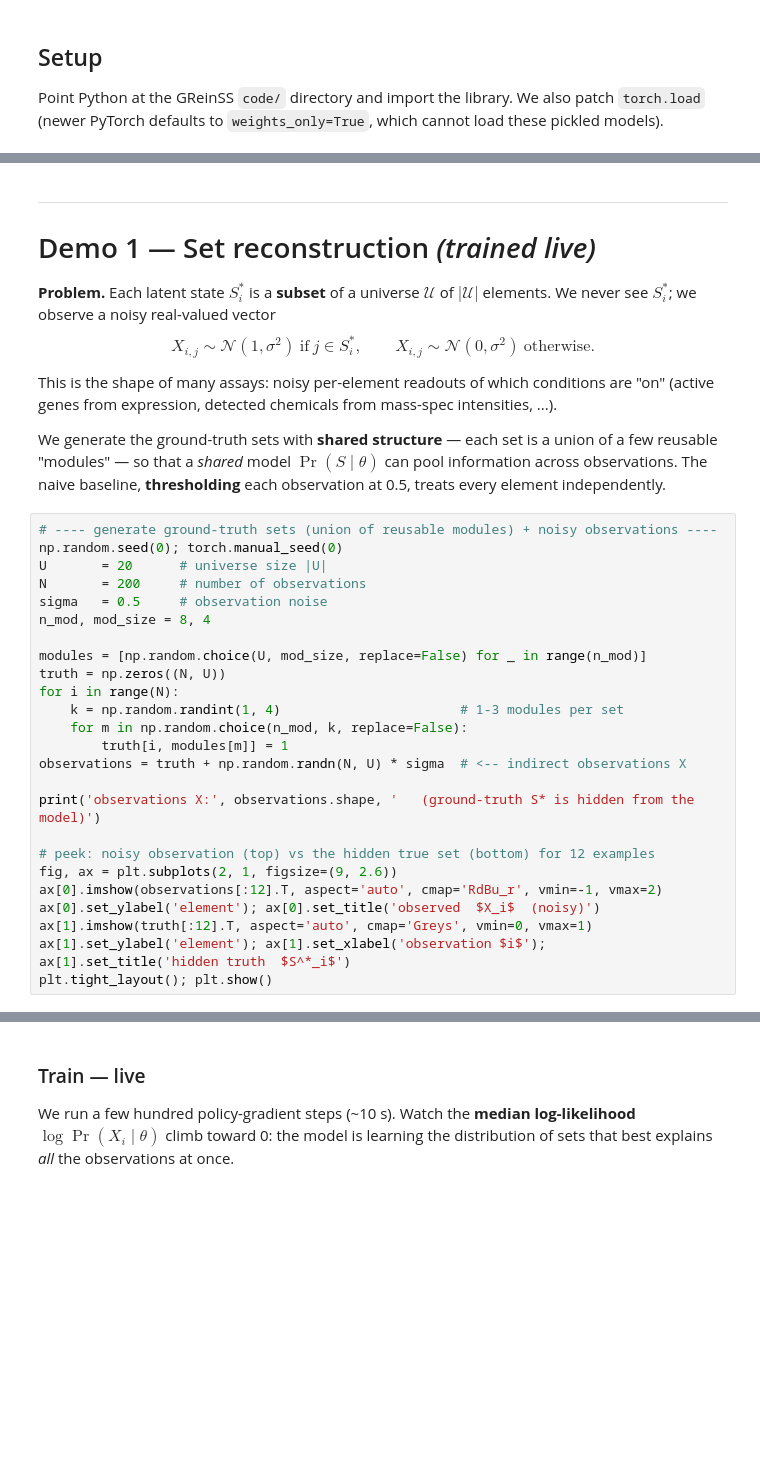
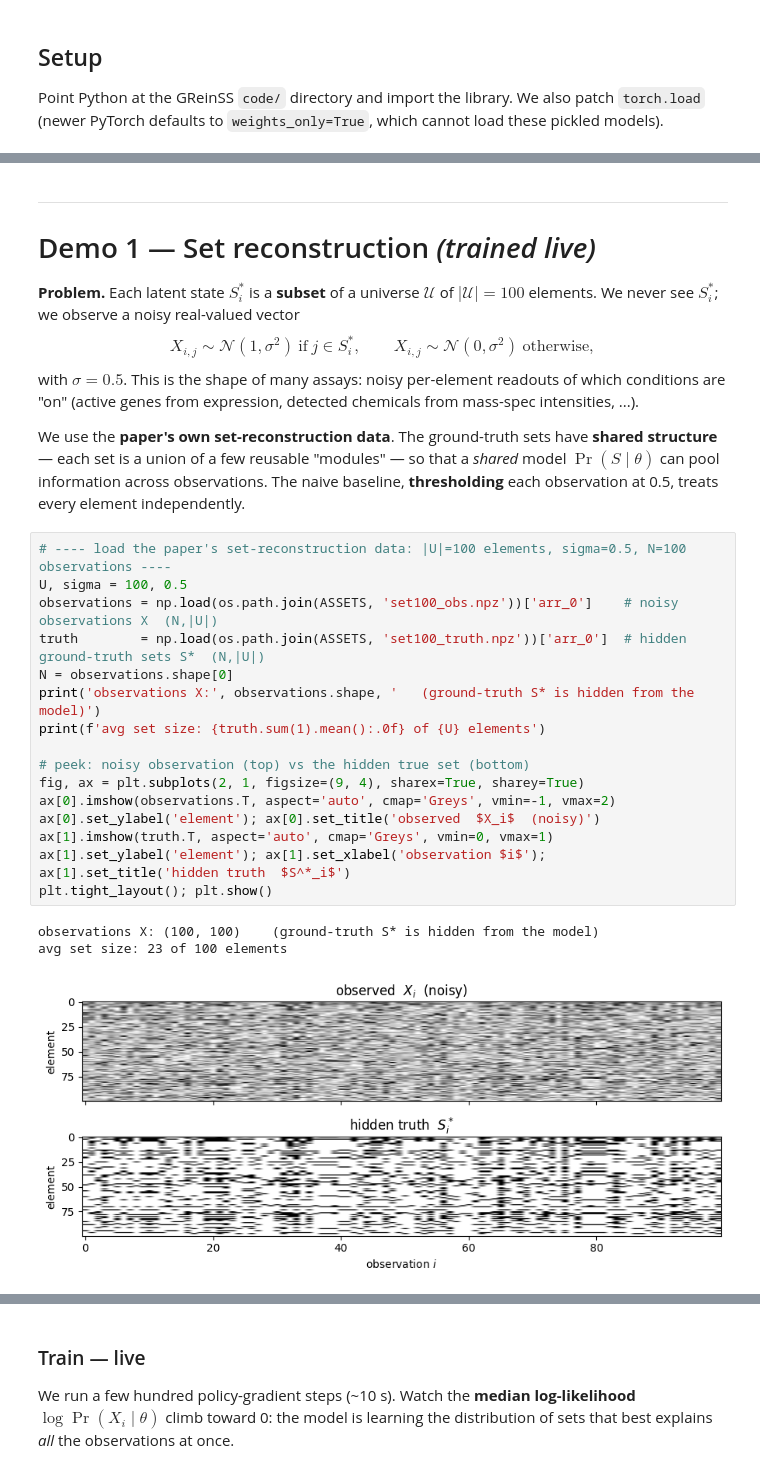
Before and after one commit to elkebir-group/GReinSS-tutorial, a Jupyter notebook: GReinSS_demo.ipynb, the cells around one changed output, grey strips where cells are left out. Saved outputs shown, nothing was run; the diff lists cells and outputs as text; blank space fills up the shorter version.

```diff
--- a/GReinSS_demo.ipynb
+++ b/GReinSS_demo.ipynb
@@ -52,41 +79,36 @@ print('numpy', np.__version__, '| torch', torch.__version__, '| ready')
 ---
 # Demo 1 — Set reconstruction *(trained live)*
 
-**Problem.** Each latent state $S^*_i$ is a **subset** of a universe $\mathcal U$ of $|\mathcal U|$ elements.
+**Problem.** Each latent state $S^*_i$ is a **subset** of a universe $\mathcal U$ of $|\mathcal U|=100$ elements.
 We never see $S^*_i$; we observe a noisy real-valued vector
-$$X_{i,j}\sim\mathcal N(1,\sigma^2)\ \text{if}\ j\in S^*_i,\qquad X_{i,j}\sim\mathcal N(0,\sigma^2)\ \text{otherwise.}$$
+$$X_{i,j}\sim\mathcal N(1,\sigma^2)\ \text{if}\ j\in S^*_i,\qquad X_{i,j}\sim\mathcal N(0,\sigma^2)\ \text{otherwise},$$
+with $\sigma=0.5$. This is the shape of many assays: noisy per-element readouts of which conditions
+are "on" (active genes from expression, detected chemicals from mass-spec intensities, ...).
 
-This is the shape of many assays: noisy per-element readouts of which conditions are "on"
-(active genes from expression, detected chemicals from mass-spec intensities, ...).
-
-We generate the ground-truth sets with **shared structure** — each set is a union of a few reusable
-"modules" — so that a *shared* model $\Pr(S\mid\theta)$ can pool information across observations.
-The naive baseline, **thresholding** each observation at 0.5, treats every element independently.
+We use the **paper's own set-reconstruction data**. The ground-truth sets have **shared structure** —
+each set is a union of a few reusable "modules" — so that a *shared* model $\Pr(S\mid\theta)$ can pool
+information across observations. The naive baseline, **thresholding** each observation at 0.5, treats
+every element independently.
 # %%
-# ---- generate ground-truth sets (union of reusable modules) + noisy observations ----
-np.random.seed(0); torch.manual_seed(0)
-U       = 20      # universe size |U|
-N       = 200     # number of observations
-sigma   = 0.5     # observation noise
-n_mod, mod_size = 8, 4
+# ---- load the paper's set-reconstruction data: |U|=100 elements, sigma=0.5, N=100 observations ----
+U, sigma = 100, 0.5
+observations = np.load(os.path.join(ASSETS, 'set100_obs.npz'))['arr_0']    # noisy observations X  (N,|U|)
+truth        = np.load(os.path.join(ASSETS, 'set100_truth.npz'))['arr_0']  # hidden ground-truth sets S*  (N,|U|)
+N = observations.shape[0]
+print('observations X:', observations.shape, '   (ground-truth S* is hidden from the model)')
+print(f'avg set size: {truth.sum(1).mean():.0f} of {U} elements')
 
-modules = [np.random.choice(U, mod_size, replace=False) for _ in range(n_mod)]
-truth = np.zeros((N, U))
-for i in range(N):
-    k = np.random.randint(1, 4)                       # 1-3 modules per set
-    for m in np.random.choice(n_mod, k, replace=False):
-        truth[i, modules[m]] = 1
-observations = truth + np.random.randn(N, U) * sigma  # <-- indirect observations X
-
-print('observations X:', observations.shape, '   (ground-truth S* is hidden from the model)')
-
-# peek: noisy observation (top) vs the hidden true set (bottom) for 12 examples
-fig, ax = plt.subplots(2, 1, figsize=(9, 2.6))
-ax[0].imshow(observations[:12].T, aspect='auto', cmap='RdBu_r', vmin=-1, vmax=2)
+# peek: noisy observation (top) vs the hidden true set (bottom)
+fig, ax = plt.subplots(2, 1, figsize=(9, 4), sharex=True, sharey=True)
+ax[0].imshow(observations.T, aspect='auto', cmap='Greys', vmin=-1, vmax=2)
 ax[0].set_ylabel('element'); ax[0].set_title('observed  $X_i$  (noisy)')
-ax[1].imshow(truth[:12].T, aspect='auto', cmap='Greys', vmin=0, vmax=1)
+ax[1].imshow(truth.T, aspect='auto', cmap='Greys', vmin=0, vmax=1)
 ax[1].set_ylabel('element'); ax[1].set_xlabel('observation $i$'); ax[1].set_title('hidden truth  $S^*_i$')
 plt.tight_layout(); plt.show()
+# %% [output]
+observations X: (100, 100)    (ground-truth S* is hidden from the model)
+avg set size: 23 of 100 elements
+[figure, added]
 # %% [markdown]
 ### The two ingredients you provide
 
```
Also changed, not shown: parts of 17 cells of this notebook, 10 other files.
